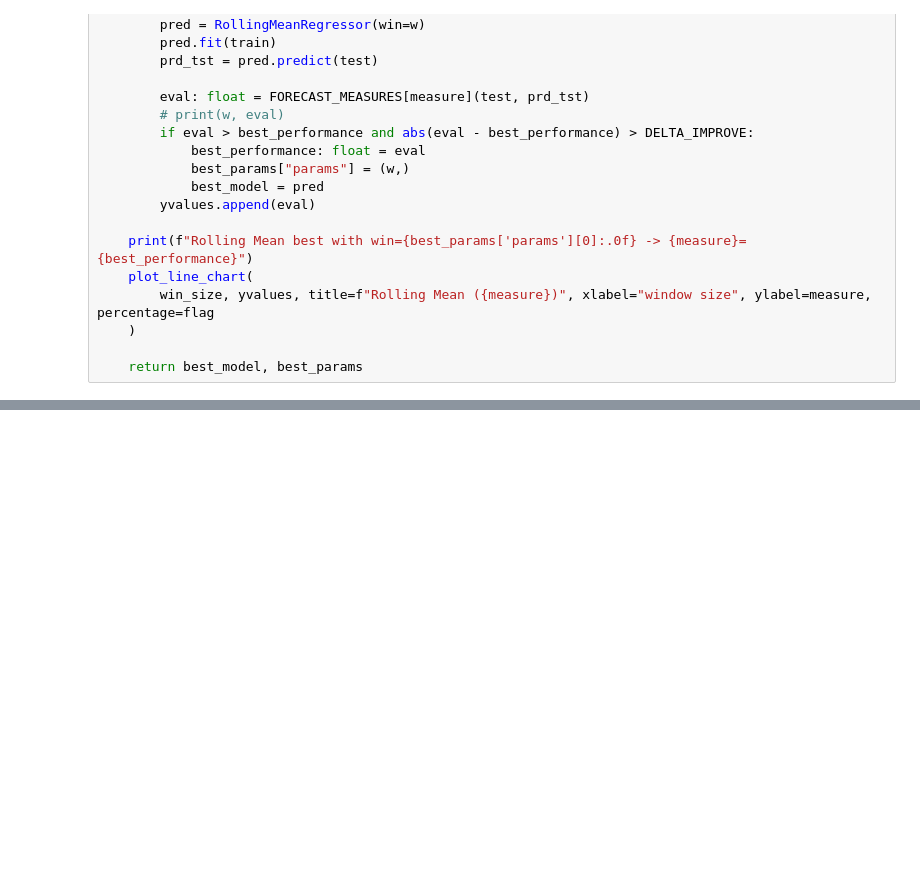
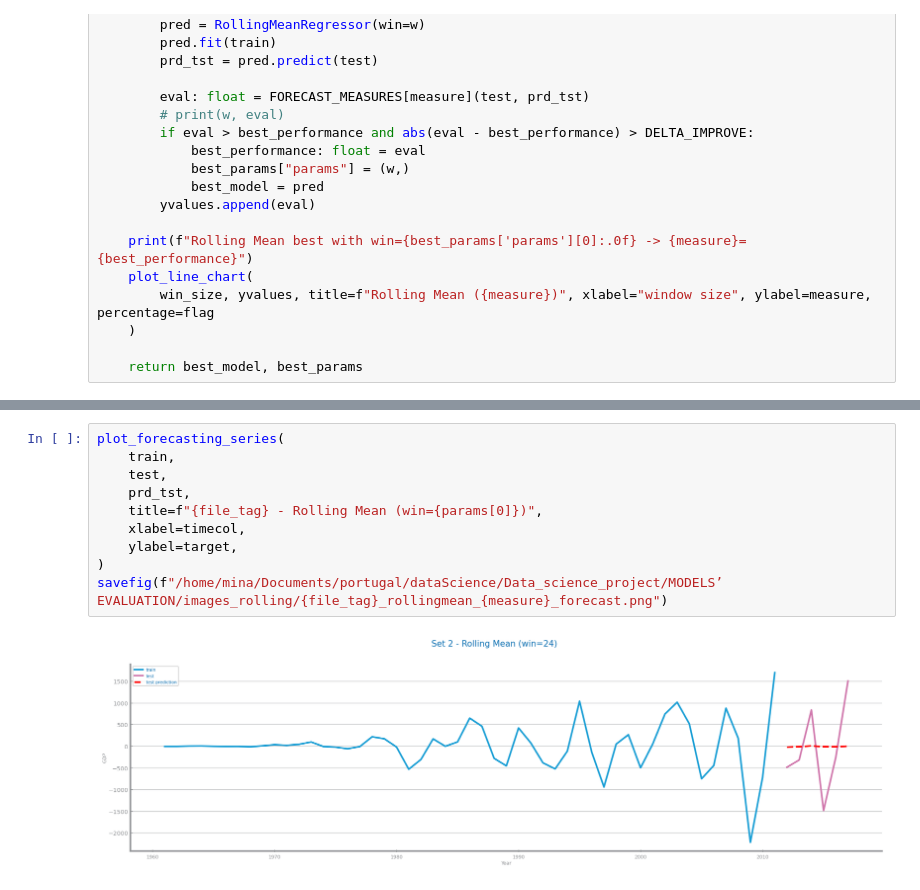
Before and after one commit to meodbr/IST-data-science, a Jupyter notebook: MODELS’ EVALUATION/RollingMean.ipynb, the cells around one changed output, grey strips where cells are left out. Drawn from its saved outputs; the diff is of its cells as text; blank space fills up the shorter version.

```diff
--- a/MODELS’ EVALUATION/RollingMean.ipynb
+++ b/MODELS’ EVALUATION/RollingMean.ipynb
@@ -97,0 +91,12 @@ ValueError: Length mismatch: Expected axis has 0 elements, new values have 19 el
+# %%
+plot_forecasting_series(
+    train,
+    test,
+    prd_tst,
+    title=f"{file_tag} - Rolling Mean (win={params[0]})",
+    xlabel=timecol,
+    ylabel=target,
+)
+savefig(f"/home/mina/Documents/portugal/dataScience/Data_science_project/MODELS’ EVALUATION/images_rolling/{file_tag}_rollingmean_{measure}_forecast.png")
+# %% [output]
+[figure, added]
```
Also changed, not shown: parts of 3 cells of this notebook, 27 other files.
